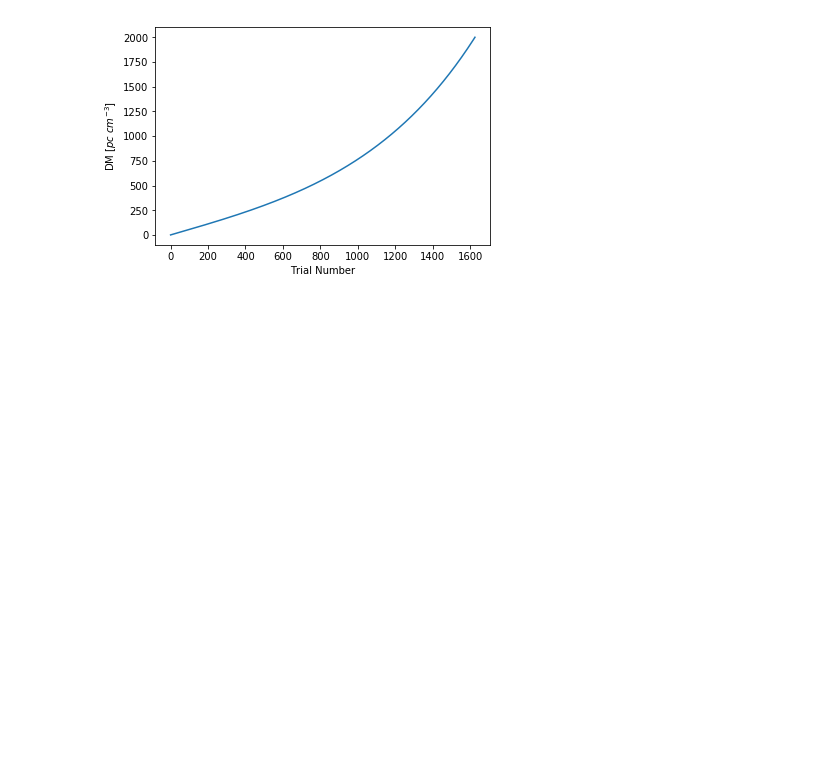
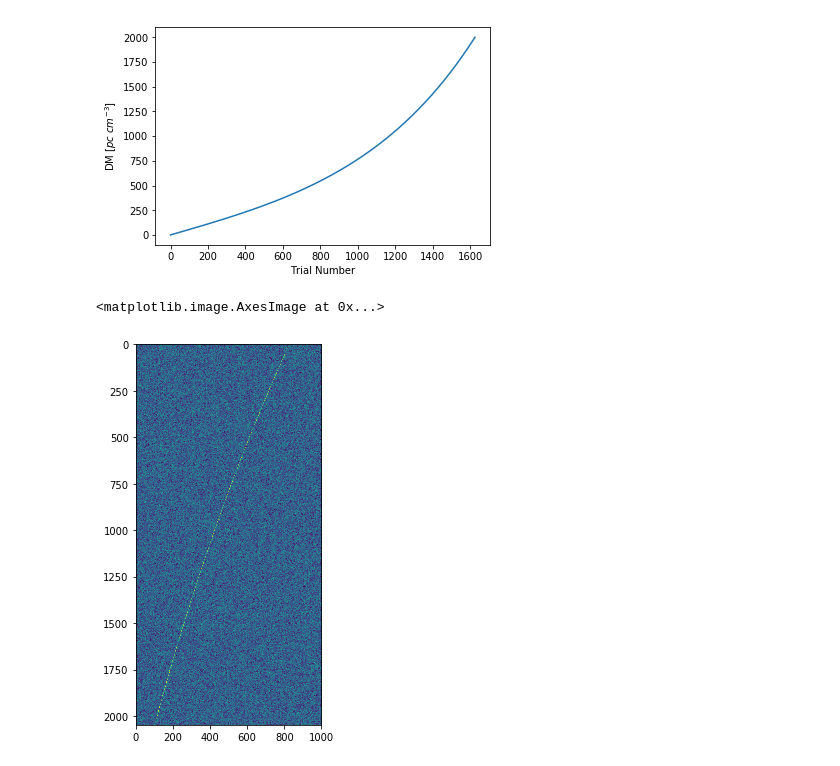
Before and after one commit to devincody/DSAbeamformer, a Jupyter notebook: sandbox/Dispersion Theory.ipynb, the cells around one changed output. Saved outputs shown, nothing was run; the diff lists cells and outputs as text; code cells hidden in the pictures; blank space fills up the shorter version.

```diff
--- a/sandbox/Dispersion Theory.ipynb
+++ b/sandbox/Dispersion Theory.ipynb
@@ -33,0 +39,21 @@ plt.show()
+# %%
+d = 4.15*2000
+start_index = 100
+max_time = 1000
+C = np.random.uniform(size = (2048, max_time))
+f1 = 1.53
+for i in range(0, Nchan):
+    f = (1.28 + (1.53 - 1.28)/Nchan*i)
+#     print(np.floor(d*(-f1**(-2) + f**(-2))/(0.131*16)))
+    if (start_index + int(d*(-f1**(-2) + f**(-2))/(0.131*16)) < max_time):
+        C[i,start_index + int(d*(-f1**(-2) + f**(-2))/(0.131*16))] += 2.0
+    C[i,:] = np.convolve(C[i,:], np.ones(3), "same")
+
+
+
+plt.figure(figsize=(7,7))
+# plt.axis((100,200, 2000,2048))
+plt.imshow(C)
+# %% [output]
+<matplotlib.image.AxesImage at 0x...>
+[figure, added]
```
Also changed, not shown: parts of 2 cells of this notebook.
